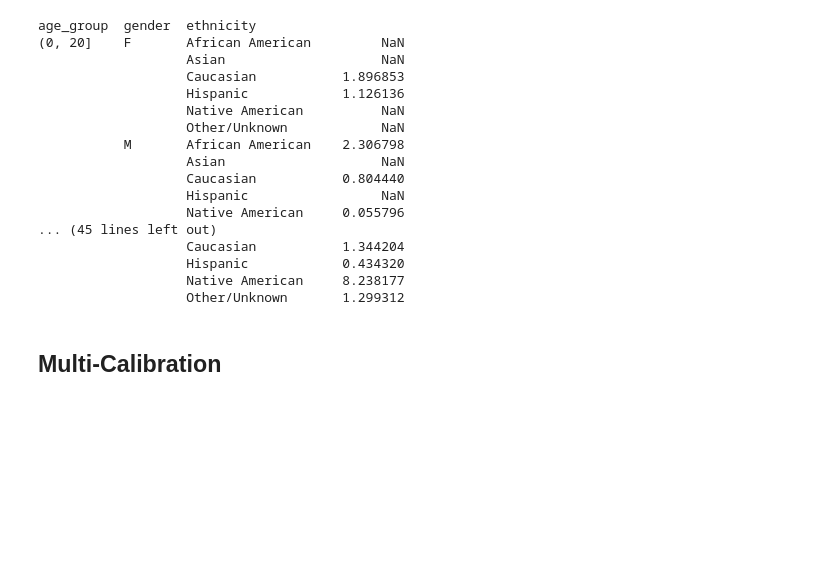
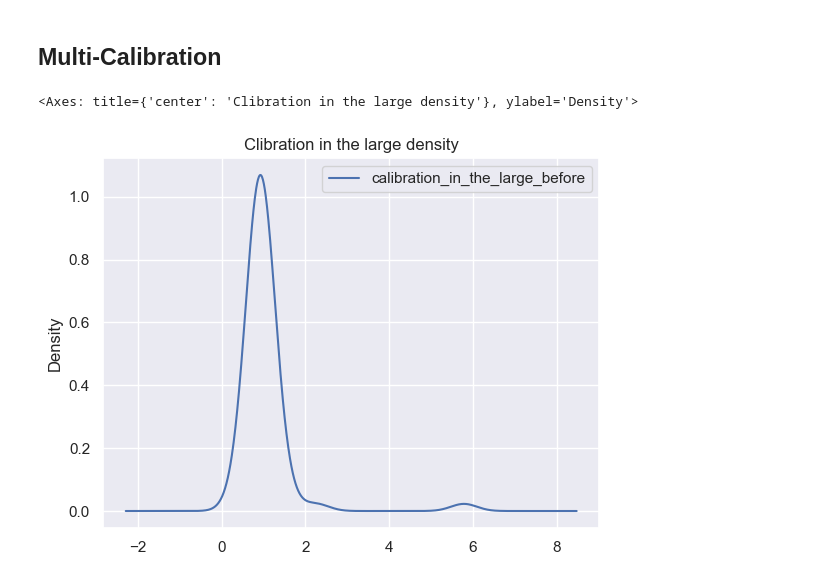
Before and after one commit to ShaniCohen/pred-ICU, a Jupyter notebook: fairness/fairness.ipynb, the cells around one changed output. Saved outputs shown, nothing was run; the diff lists cells and outputs as text; code cells hidden in the pictures; blank space fills up the shorter version.

```diff
--- a/fairness/fairness.ipynb
+++ b/fairness/fairness.ipynb
@@ -82,65 +124,3 @@ data_with_age_groups.to_csv('XGBClassifier_predictions_with_age_groups.csv')
-# %%
-import pandas as pd
-
-# Sample data (replace with your actual data)
-# data = {
-#     "age_group": ["Young", "Young", "Adult", "Adult", "Senior", "Senior"],
-#     "gender": ["Male", "Female", "Male", "Female", "Male", "Female"],
-#     "ethnicity": ["White", "White", "Black", "Black", "Hispanic", "Hispanic"],
-#     "predictions": [0.7, 0.2, 0.8, 0.3, 0.9, 0.1],
-#     "labels": [1, 0, 1, 0, 1, 0]
-# }
-
-df = pd.DataFrame(data_with_age_groups)
-
-
-def calculate_odds_ratio(subgroup_df):
-    """Calculates the odds ratio for a given subgroup using your formula.
-
-    Args:
-        subgroup_df (pd.DataFrame): A DataFrame containing data for a specific subgroup.
-
-    Returns:
-        float: The odds ratio for the subgroup using your formula.
-    """
-
-    avg_prediction = subgroup_df["predictions"].mean()
-    avg_outcome = subgroup_df["labels"].mean()
-
-    if avg_prediction == 0 or avg_prediction == 1 or avg_outcome == 0 or avg_outcome == 1:
-        # Handle cases where division by zero would occur
-        return None
-
-    # Calculate odds ratio using your formula (not recommended for calibration)
-    odds_ratio = (avg_prediction / (1 - avg_prediction)) / (avg_outcome / (1 - avg_outcome))
-
-    return odds_ratio
-
-
-# Calculate odds ratio for each subgroup
-subgroups = df.groupby(["age_group", "gender", "ethnicity"])
-odds_ratios = subgroups.apply(calculate_odds_ratio)
-
-# Print the results
-print(odds_ratios.to_string(index=True))
-# %% [output]
-age_group  gender  ethnicity
-(0, 20]    F       African American         NaN
-                   Asian                    NaN
-                   Caucasian           1.896853
-                   Hispanic            1.126136
-                   Native American          NaN
-                   Other/Unknown            NaN
-           M       African American    2.306798
-                   Asian                    NaN
-                   Caucasian           0.804440
-                   Hispanic                 NaN
-                   Native American     0.055796
-... (45 lines left out)
-                   Caucasian           1.344204
-                   Hispanic            0.434320
-                   Native American     8.238177
-                   Other/Unknown       1.299312
 # %% [markdown]
 ## Multi-Calibration
 # %%
@@ -157,7 +137,7 @@ def calculate_odds_ratio(subgroup_df):
     avg_prediction = subgroup_df["predictions"].mean()
     avg_outcome = subgroup_df["labels"].mean()
 
-    if avg_prediction == 0 or avg_prediction == 1 or avg_outcome == 0 or avg_outcome == 1:
+    if avg_prediction == 1 or avg_outcome == 0 or avg_outcome == 1:
         # Handle cases where division by zero would occur
         return None
 
@@ -168,5 +148,6 @@ def calculate_odds_ratio(subgroup_df):
 
 
 # Calculate odds ratio for each subgroup
-subgroups = df.groupby(["age_group", "gender", "ethnicity"])
-odds_ratios = subgroups.apply(calculate_odds_ratio)
+subgroups = data_with_age_groups.groupby(['age_group', 'gender', 'ethnicity'])
+calibration_in_the_large = pd.DataFrame(subgroups.apply(calculate_odds_ratio), columns=['calibration_in_the_large_before'])
+calibration_in_the_large.dropna(inplace=True)
@@ -172,0 +164,5 @@ odds_ratios = subgroups.apply(calculate_odds_ratio)
+# %%
+calibration_in_the_large.plot(kind='density', title='Clibration in the large density',)
+# %% [output]
+<Axes: title={'center': 'Clibration in the large density'}, ylabel='Density'>
+[figure, added]
```
Also changed, not shown: parts of 11 cells of this notebook, 8 other files.
